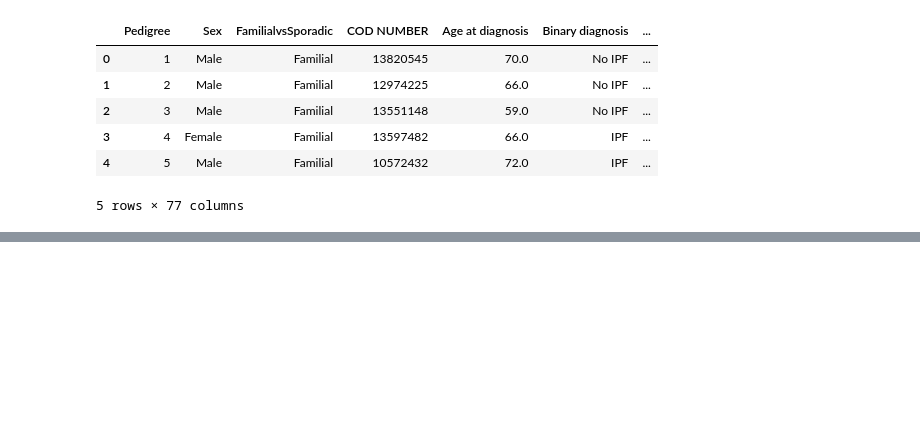
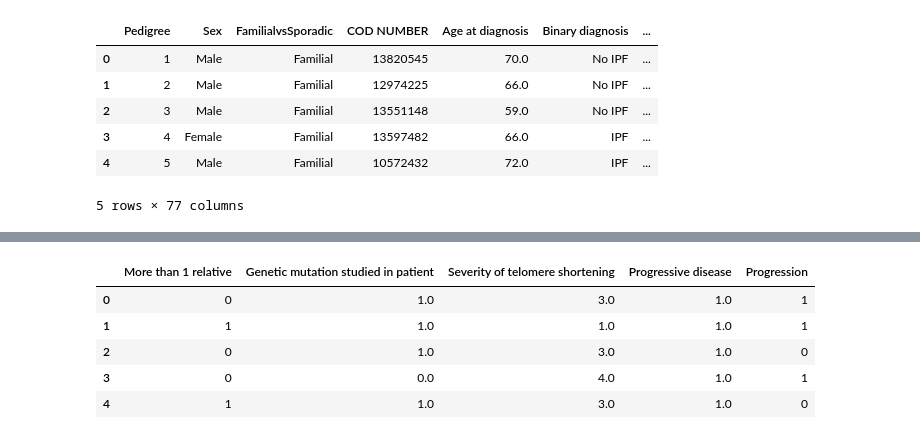
Before and after one commit to martanadal-hub/Bits-x-fibrosi, a Jupyter notebook: main.ipynb, the cells around one changed output, grey strips where cells are left out. Saved outputs shown, nothing was run; the diff lists cells and outputs as text; code cells hidden in the pictures; blank space fills up the shorter version.

```diff
--- a/main.ipynb
+++ b/main.ipynb
@@ -482,0 +386,9 @@ Matriz de confusión:
+# %%
+df.head(5).iloc[:, 41:]
+# %% [output]
+|  | More than 1 relative | Genetic mutation studied in patient | Severity of telomere shortening | Progressive disease | Progression |
+| 0 | 0 | 1.0 | 3.0 | 1.0 | 1 |
+| 1 | 1 | 1.0 | 1.0 | 1.0 | 1 |
+| 2 | 0 | 1.0 | 3.0 | 1.0 | 0 |
+| 3 | 0 | 0.0 | 4.0 | 1.0 | 1 |
+| 4 | 1 | 1.0 | 3.0 | 1.0 | 0 |
```
Also changed, not shown: parts of 13 cells of this notebook, 4 other files.
